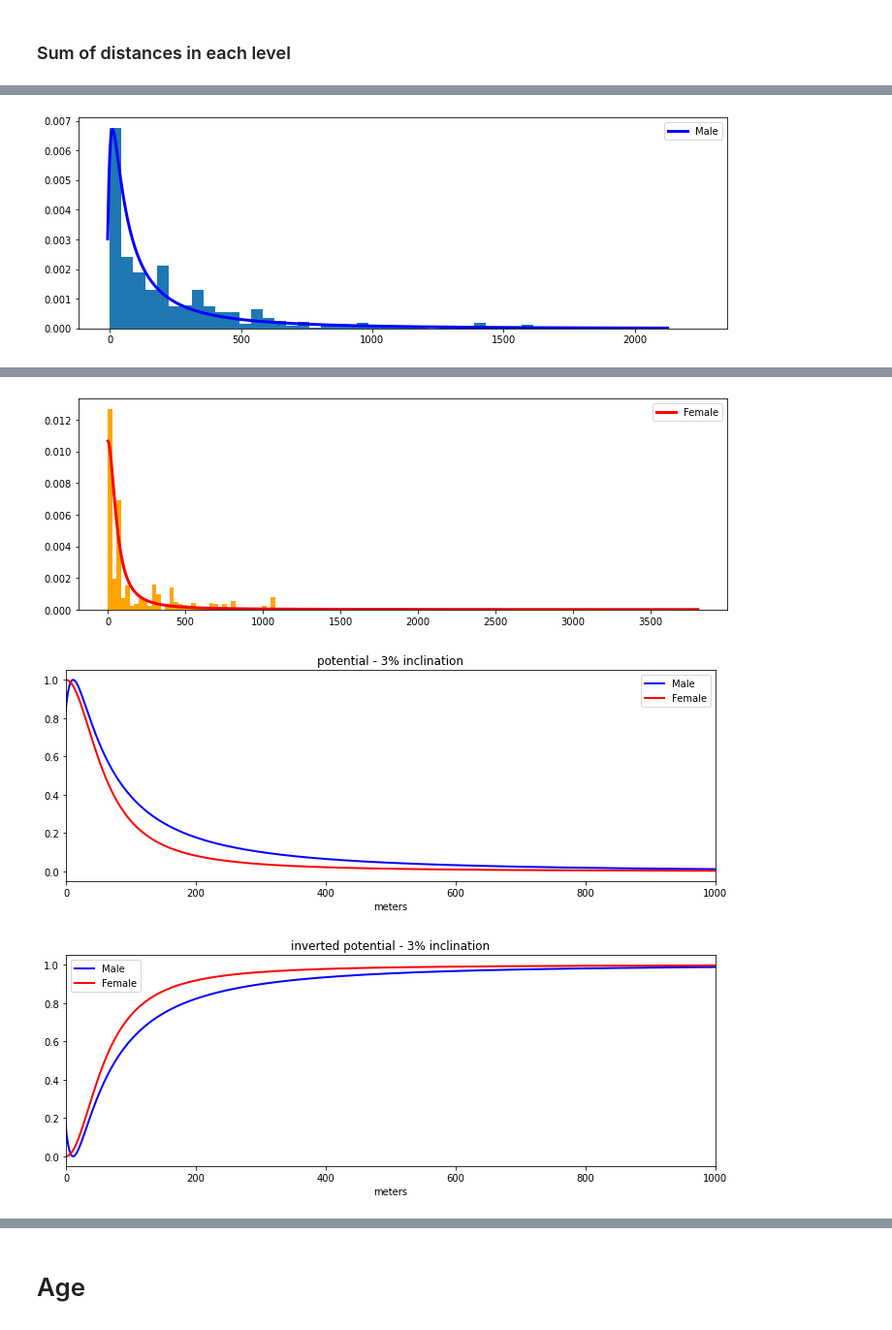
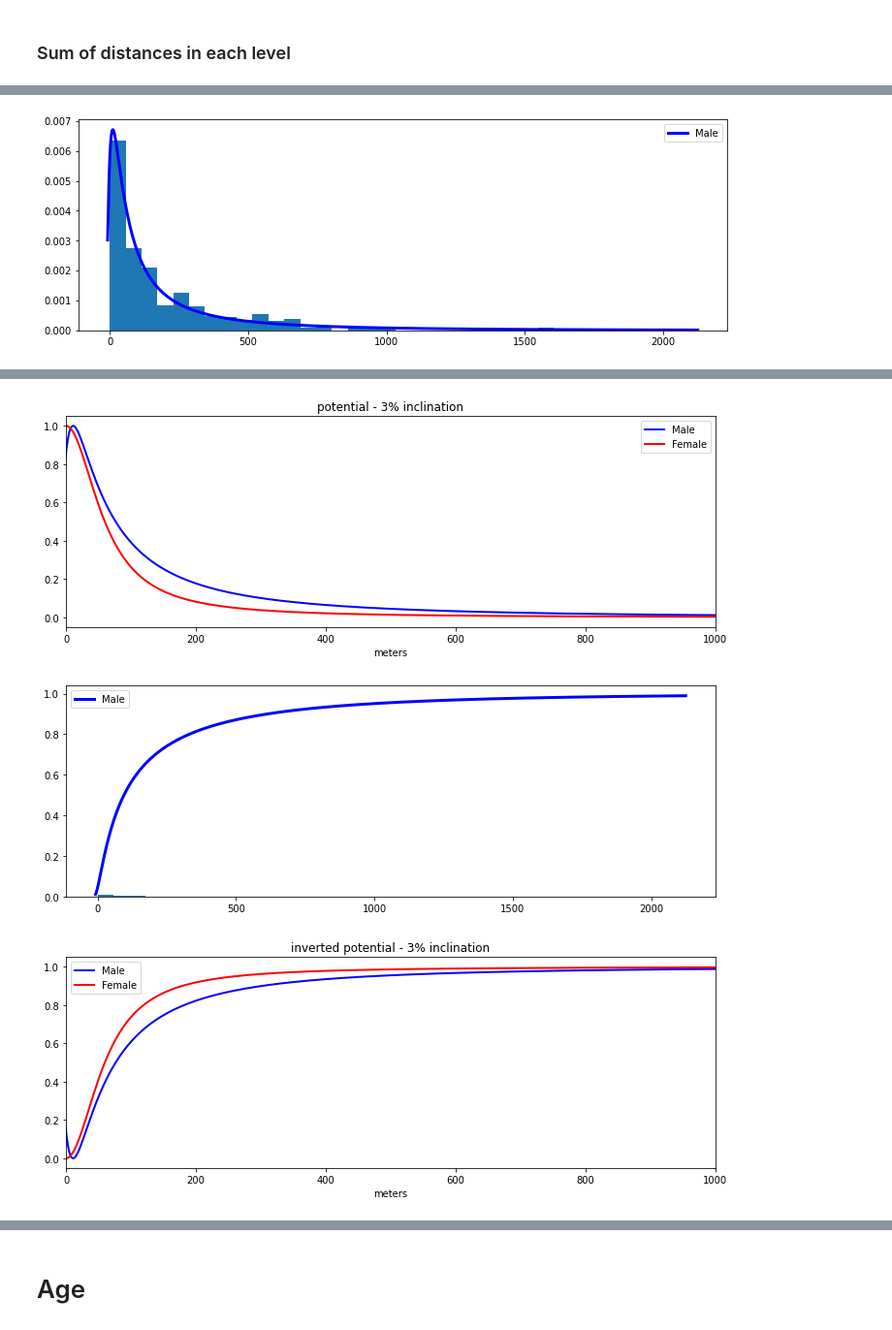
Before and after one commit to pepedrog/SP-Cycling-Potential, a Jupyter notebook: codigo/Cycling-Potential.ipynb, the cells around one changed output, grey strips where cells are left out. Shown at 97% size. Drawn from its saved outputs; the diff is of its cells as text; code cells hidden in the pictures.

Commit message:
adding images and graphs + updating web page

```diff
--- a/codigo/Cycling-Potential.ipynb
+++ b/codigo/Cycling-Potential.ipynb
@@ -216,30 +225,30 @@ plt.show()
 stats_slope = []
 for _, r in od_routes_sp.iterrows():
     s = {}
-    stretchs = split_route(r, 'line', False)
+    stretchs = split_route(r['geometry'], 'line', False)
     s['fe_via'] = r['FE_VIA']
     s['SEXO'] = r['SEXO']
     s['length'] = r['length']
     s['max'] = max([s[1] for s in stretchs])
     s['mean'] = sum([s[1]*s[0].length for s in stretchs])/r.length * 100000
     s['mean_pos'] = sum([max(0,s[1])*s[0].length for s in stretchs])/r.length * 100000
-    stretchs = split_route(r, 20, False)
+    stretchs = split_route(r['geometry'], 20, False)
     s['std_height'] = stdev([st[0].coords[0][2] for st in stretchs])
     s['sum_elevs'] = sum (max(0, st[0].coords[0][2] - st[0].coords[1][2]) for st in stretchs)
     for i in range(-150, 150):
         s['meters_slope_' + str(i)] = 0
         s['meters_slope_max_' + str(i)] = 0
     meters_in_slope = 0
-    current_slope = round(stretchs[0][1])
-    for st in stretchs:
-        s['meters_slope_' + str(round(st[1]))] += st[0].length * 100000
-        if current_slope == round(st[1]):
-            meters_in_slope += st[0].length * 100000
+    current_slope = floor(stretchs[0][1])
+    for stch in stretchs:
+        s['meters_slope_' + str(floor(stch[1]))] += stch[0].length * 100000
+        if current_slope == floor(stch[1]):
+            meters_in_slope += stch[0].length * 100000
         else:
             s['meters_slope_max_' + str(current_slope)] = max(meters_in_slope,
                                                               s['meters_slope_max_' + str(current_slope)])
-            meters_in_slope = st[0].length * 100000
-            current_slope = round(st[1])
+            meters_in_slope = stch[0].length * 100000
+            current_slope = round(stch[1])
     s['meters_slope_max_' + str(current_slope)] = max(meters_in_slope,
                                                       s['meters_slope_max_' + str(current_slope)])
 
@@ -469,30 +487,23 @@ plt.ylabel('# trips')
 plt.show()
 
 plt.figure(figsize=(12,4))
-plt.hist(bins=50, x=df_stats.loc[df_stats['sexo'] == 1]['meters_slope_3'],
+plt.hist(bins=30, x=df_stats.loc[df_stats['sexo'] == 1]['meters_slope_3'],
          weights=df_stats.loc[df_stats['sexo'] == 1]['fe_via'])
-plt.hist(bins=50, x=df_stats.loc[df_stats['sexo'] == 2]['meters_slope_3'],
+plt.hist(bins=30, x=df_stats.loc[df_stats['sexo'] == 2]['meters_slope_3'],
          weights=df_stats.loc[df_stats['sexo'] == 2]['fe_via'])
 plt.show()
 
 pdf_m = dist.make_pdf(st.invgauss, (2.688687820077516, -21.13444964695273, 97.67944984207021))
 plt.figure(figsize=(12,4))
 ax = pdf_m.plot(lw=3, label='Male', legend=True, color = 'blue')
-plt.hist(bins=50, x=df_stats.loc[df_stats['sexo'] == 1]['meters_slope_3'],
+plt.hist(bins=30, x=df_stats.loc[df_stats['sexo'] == 1]['meters_slope_3'],
          weights=df_stats.loc[df_stats['sexo'] == 1]['fe_via'], density=True)
 plt.show()
 
 pdf_f = dist.make_pdf(st.halfcauchy, (-1.6974581783015064e-09, 59.79317588661688))
 plt.figure(figsize=(12,4))
 ax = pdf_f.plot(lw=3, label='Female', legend=True, color = 'red')
-plt.hist(bins=50, x=df_stats.loc[df_stats['sexo'] == 2]['meters_slope_3'],
-         weights=df_stats.loc[df_stats['sexo'] == 2]['fe_via'], color='orange', density=True)
-plt.show()
-
-pdf_f = dist.make_pdf(st.halfcauchy, (-1.6974581783015064e-09, 59.79317588661688))
-plt.figure(figsize=(12,4))
-ax = pdf_f.plot(lw=3, label='Female', legend=True, color = 'red')
-plt.hist(bins=50, x=df_stats.loc[df_stats['sexo'] == 2]['meters_slope_3'],
+plt.hist(bins=30, x=df_stats.loc[df_stats['sexo'] == 2]['meters_slope_3'],
          weights=df_stats.loc[df_stats['sexo'] == 2]['fe_via'], color='orange', density=True)
 plt.show()
 
@@ -508,6 +519,12 @@ plt.xlabel('meters')
 plt.title('potential - 3% inclination')
 plt.show()
 
+pdf_m_cdf = dist.make_cdf(st.invgauss, (2.688687820077516, -21.13444964695273, 97.67944984207021))
+plt.figure(figsize=(12,4))
+ax = pdf_m_cdf.plot(lw=3, label='Male', legend=True, color = 'blue')
+plt.hist(bins=30, x=df_stats.loc[df_stats['sexo'] == 1]['meters_slope_3'],
+         weights=df_stats.loc[df_stats['sexo'] == 1]['fe_via'], density=True)
+plt.show()
 
 slope3_m_inverse = 1 - slope3_m_scaled
 slope3_f_inverse = 1 - slope3_f_scaled
@@ -524 +541 @@ plt.show()
-[figure, old version]
+[figure, new version]
@@ -526,5 +543,5 @@ plt.show()
-[figure, old version]
+[figure, new version]
-[figure, old version]
+[figure, new version]
 [figure]
 # %%
 distribs_m = []
```
Also changed, not shown: parts of 11 cells of this notebook, 33 other files.
